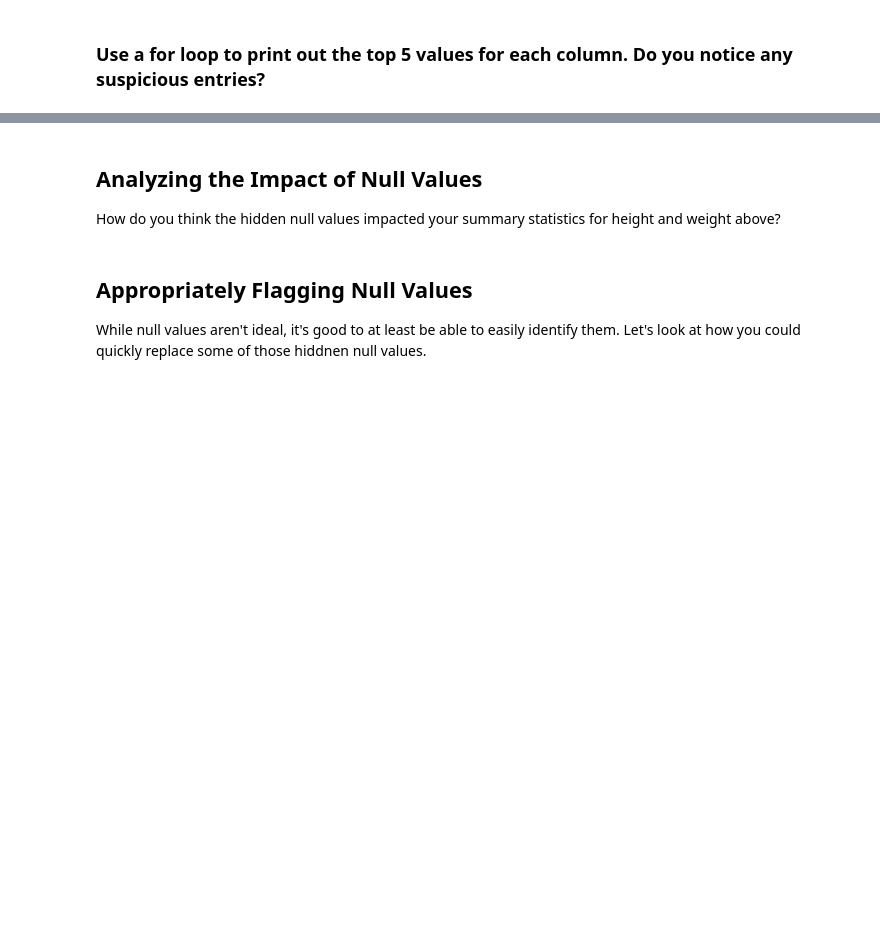
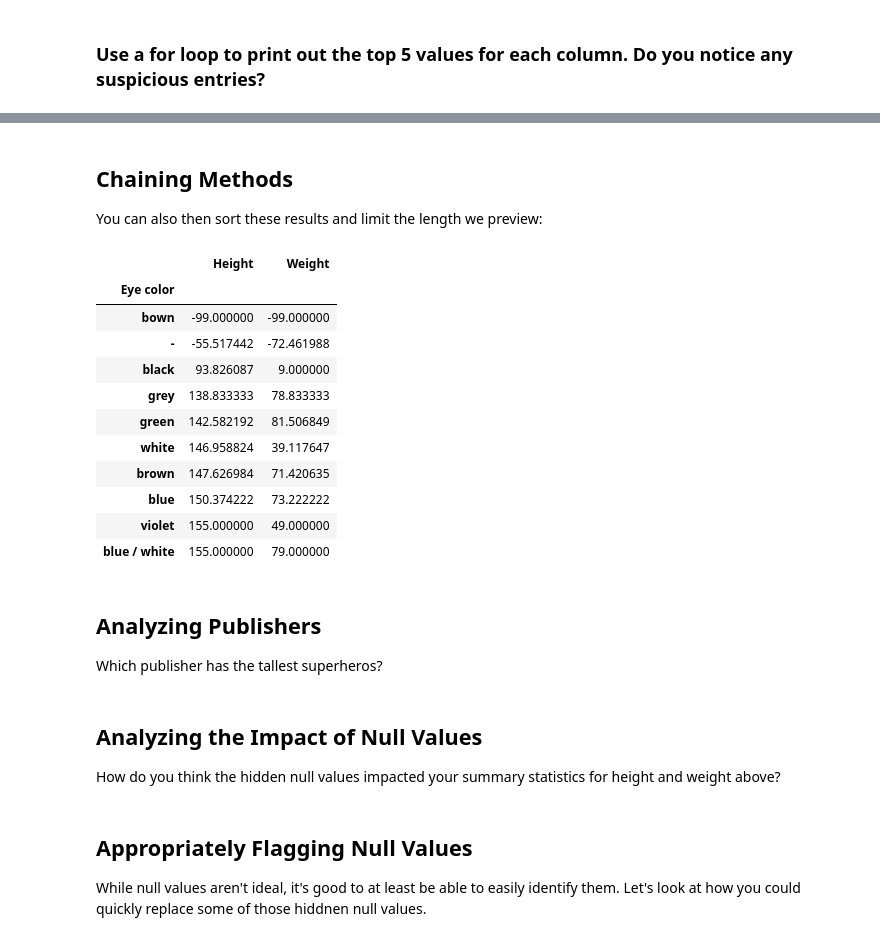
Before and after one commit to learn-co-curriculum/dsc-lp-PANDAS-data-cleaning2, a Jupyter notebook: Data-Cleaning-Student-Version.ipynb, the cells around one changed output, grey strips where cells are left out. Drawn from its saved outputs; the diff is of its cells as text; code cells hidden in the pictures; blank space fills up the shorter version.

```diff
--- a/Data-Cleaning-Student-Version.ipynb
+++ b/Data-Cleaning-Student-Version.ipynb
@@ -138,3 +191,26 @@ Calculate the mean height and weight of the superheros.
+# %% [markdown]
+## Chaining Methods
+
+You can also then sort these results and limit the length we preview:
+# %%
+df2.groupby('Eye color').mean().sort_values(by=['Height', 'Weight']).head(10)
+# %% [output]
+|  | Height | Weight |
+| Eye color |  |  |
+| bown | -99.000000 | -99.000000 |
+| - | -55.517442 | -72.461988 |
+| black | 93.826087 | 9.000000 |
+| grey | 138.833333 | 78.833333 |
+| green | 142.582192 | 81.506849 |
+| white | 146.958824 | 39.117647 |
+| brown | 147.626984 | 71.420635 |
+| blue | 150.374222 | 73.222222 |
+| violet | 155.000000 | 49.000000 |
+| blue / white | 155.000000 | 79.000000 |
+# %% [markdown]
+## Analyzing Publishers
+
+Which publisher has the tallest superheros?
 # %% [markdown]
 ## Analyzing the Impact of Null Values
 
```
Also changed, not shown: parts of 12 cells of this notebook, 1 other file.
